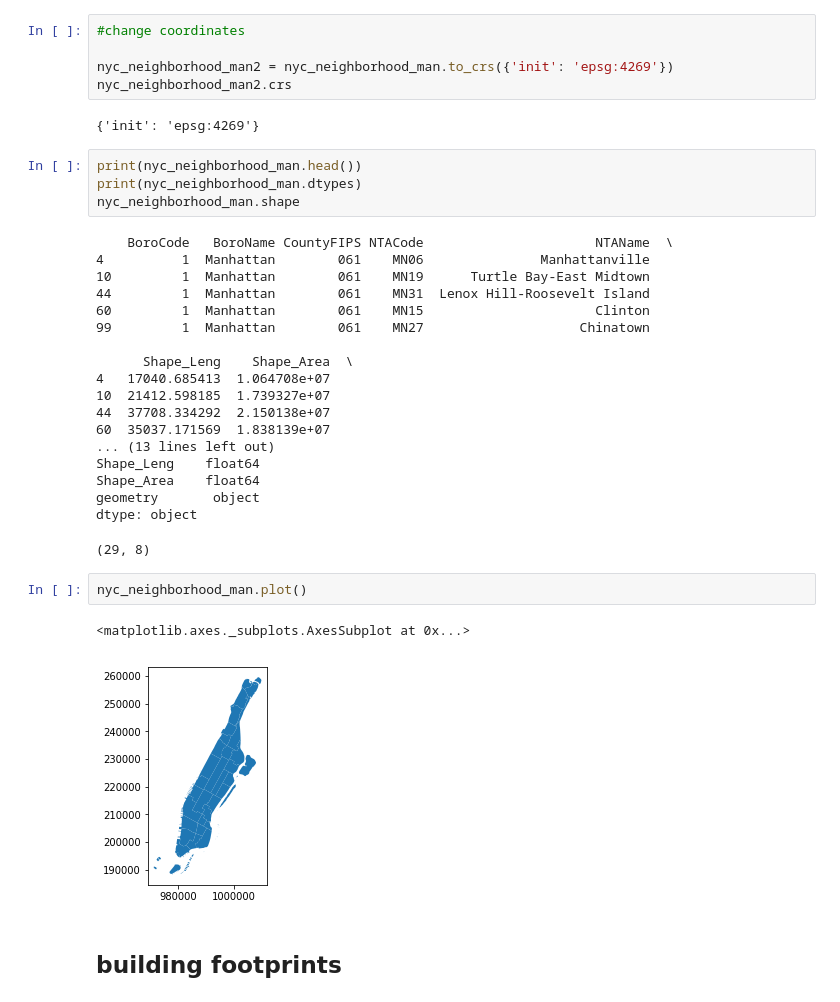
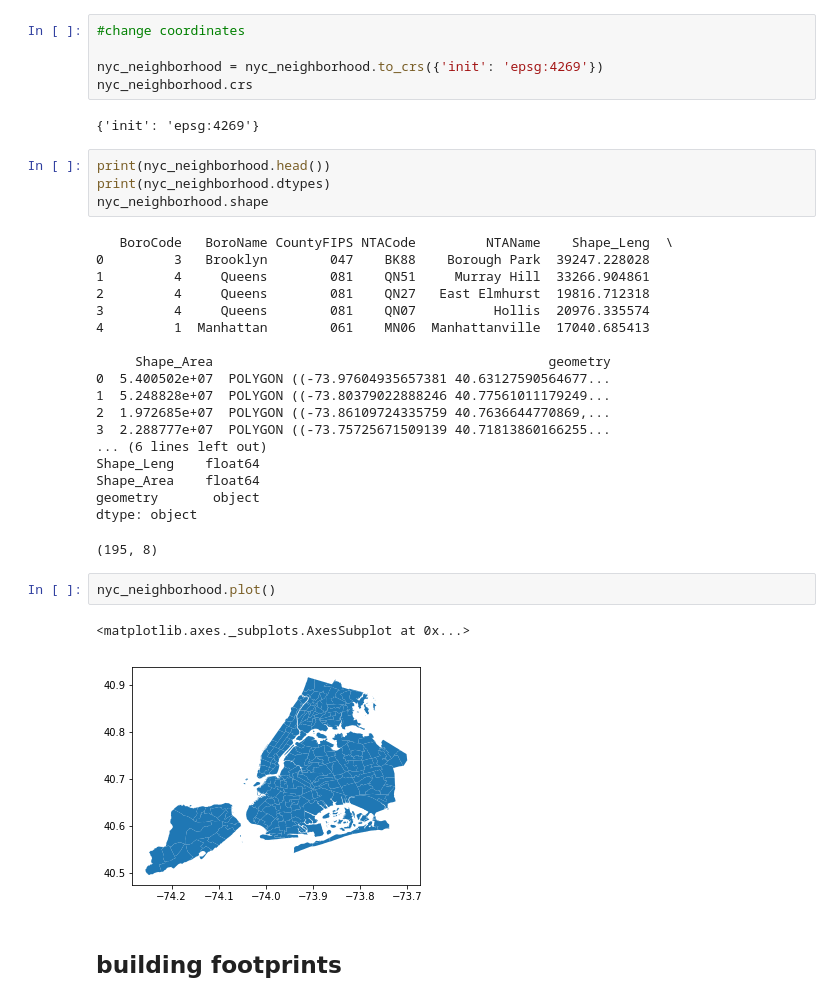
Before and after one commit to sarar803/Insight_Project_The_Right_Move, a Jupyter notebook: apartment_violation_create_dataset.ipynb, the cells around one changed output. Cells and saved outputs as stored; diff of their text form.

```diff
--- a/apartment_violation_create_dataset.ipynb
+++ b/apartment_violation_create_dataset.ipynb
@@ -294,38 +310,38 @@ nyc_neighborhood_man.crs
 # %%
 #change coordinates
 
-nyc_neighborhood_man2 = nyc_neighborhood_man.to_crs({'init': 'epsg:4269'})
-nyc_neighborhood_man2.crs
+nyc_neighborhood = nyc_neighborhood.to_crs({'init': 'epsg:4269'})
+nyc_neighborhood.crs
 # %% [output]
 {'init': 'epsg:4269'}
 # %%
-print(nyc_neighborhood_man.head())
-print(nyc_neighborhood_man.dtypes)
-nyc_neighborhood_man.shape
+print(nyc_neighborhood.head())
+print(nyc_neighborhood.dtypes)
+nyc_neighborhood.shape
 # %% [output]
-    BoroCode   BoroName CountyFIPS NTACode                      NTAName  \
-4          1  Manhattan        061    MN06               Manhattanville
-10         1  Manhattan        061    MN19      Turtle Bay-East Midtown
-44         1  Manhattan        061    MN31  Lenox Hill-Roosevelt Island
-60         1  Manhattan        061    MN15                      Clinton
-99         1  Manhattan        061    MN27                    Chinatown
+   BoroCode   BoroName CountyFIPS NTACode         NTAName    Shape_Leng  \
+0         3   Brooklyn        047    BK88    Borough Park  39247.228028
+1         4     Queens        081    QN51     Murray Hill  33266.904861
+2         4     Queens        081    QN27   East Elmhurst  19816.712318
+3         4     Queens        081    QN07          Hollis  20976.335574
+4         1  Manhattan        061    MN06  Manhattanville  17040.685413
 
-      Shape_Leng    Shape_Area  \
-4   17040.685413  1.064708e+07
-10  21412.598185  1.739327e+07
-44  37708.334292  2.150138e+07
-60  35037.171569  1.838139e+07
-... (13 lines left out)
+     Shape_Area                                           geometry
+0  5.400502e+07  POLYGON ((-73.97604935657381 40.63127590564677...
+1  5.248828e+07  POLYGON ((-73.80379022888246 40.77561011179249...
+2  1.972685e+07  POLYGON ((-73.86109724335759 40.7636644770869,...
+3  2.288777e+07  POLYGON ((-73.75725671509139 40.71813860166255...
+... (6 lines left out)
 Shape_Leng    float64
 Shape_Area    float64
 geometry       object
 dtype: object
-(29, 8)
+(195, 8)
 # %%
-nyc_neighborhood_man.plot()
+nyc_neighborhood.plot()
 # %% [output]
 <matplotlib.axes._subplots.AxesSubplot at 0x...>
-[figure, old version]
+[figure, new version]
 # %% [markdown]
 ## building footprints
 # %%
```
Also changed, not shown: parts of 112 cells of this notebook, 1 other file.
